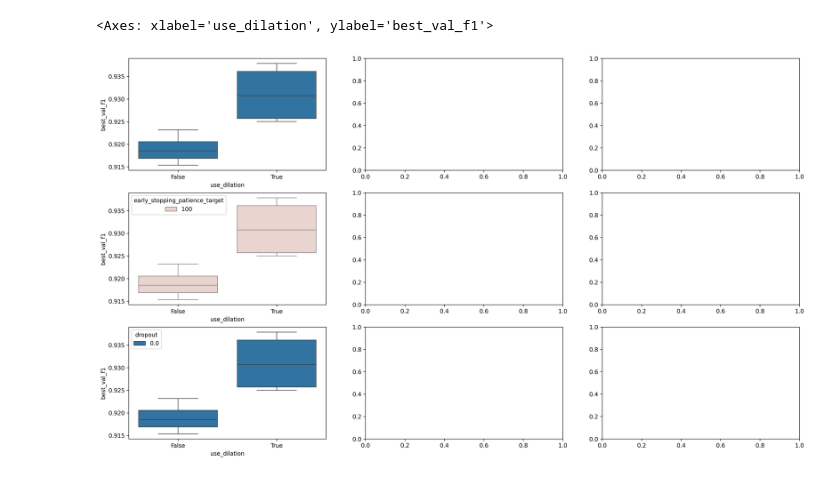
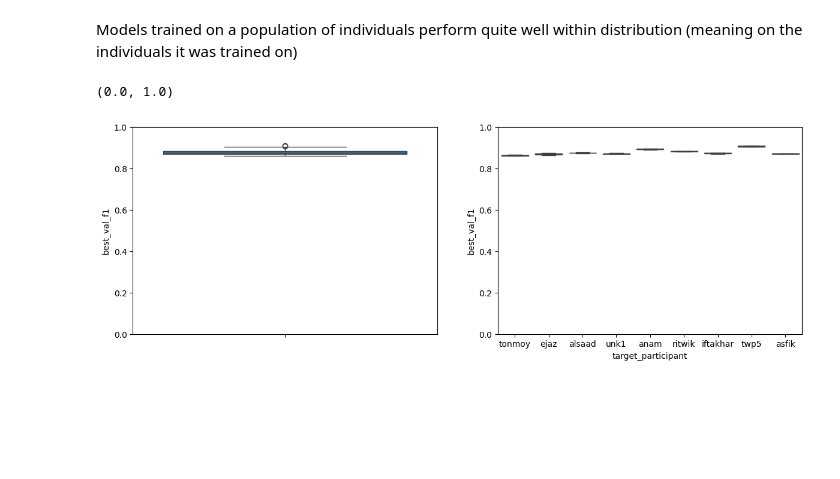
Before and after one commit to smithandrewk/ml-customization, a Jupyter notebook: eval_two_stage.ipynb, the cells around one changed output. Cells and saved outputs as stored; diff of their text form; code cells hidden in the pictures; blank space fills up the shorter version.

```diff
--- a/eval_two_stage.ipynb
+++ b/eval_two_stage.ipynb
@@ -77,9 +73,13 @@ plot_hyperparameter_counts(df, hyperparameters_to_plot)
-# %%
-fig, ax = plt.subplots(nrows=3, ncols=3, figsize=(21, 12), dpi=300)
-
-sns.boxplot(data=df, x='use_dilation', y='best_val_f1', ax=ax[0,0])
-sns.boxplot(data=df, x='use_dilation', y='best_val_f1', hue='early_stopping_patience_target', ax=ax[1,0])
-sns.boxplot(data=df, x='use_dilation', y='best_val_f1', hue='dropout', ax=ax[2,0])
-# %% [output]
-<Axes: xlabel='use_dilation', ylabel='best_val_f1'>
-[figure, removed]
+# %% [markdown]
+Models trained on a population of individuals perform quite well within distribution (meaning on the individuals it was trained on)
+# %%
+fig, ax = plt.subplots(nrows=1, ncols=2, figsize=(14.4, 4.48),dpi=100)
+
+sns.boxplot(data=df[df['mode'] == 'base'], y='best_val_f1', ax=ax[0])
+sns.boxplot(data=df[df['mode'] == 'base'], x='target_participant', y='best_val_f1', ax=ax[1])
+
+ax[0].set_ylim(0,1)
+ax[1].set_ylim(0,1)
+# %% [output]
+(0.0, 1.0)
+[figure, added]
```
Also changed, not shown: parts of 32 cells of this notebook, 15 other files.
